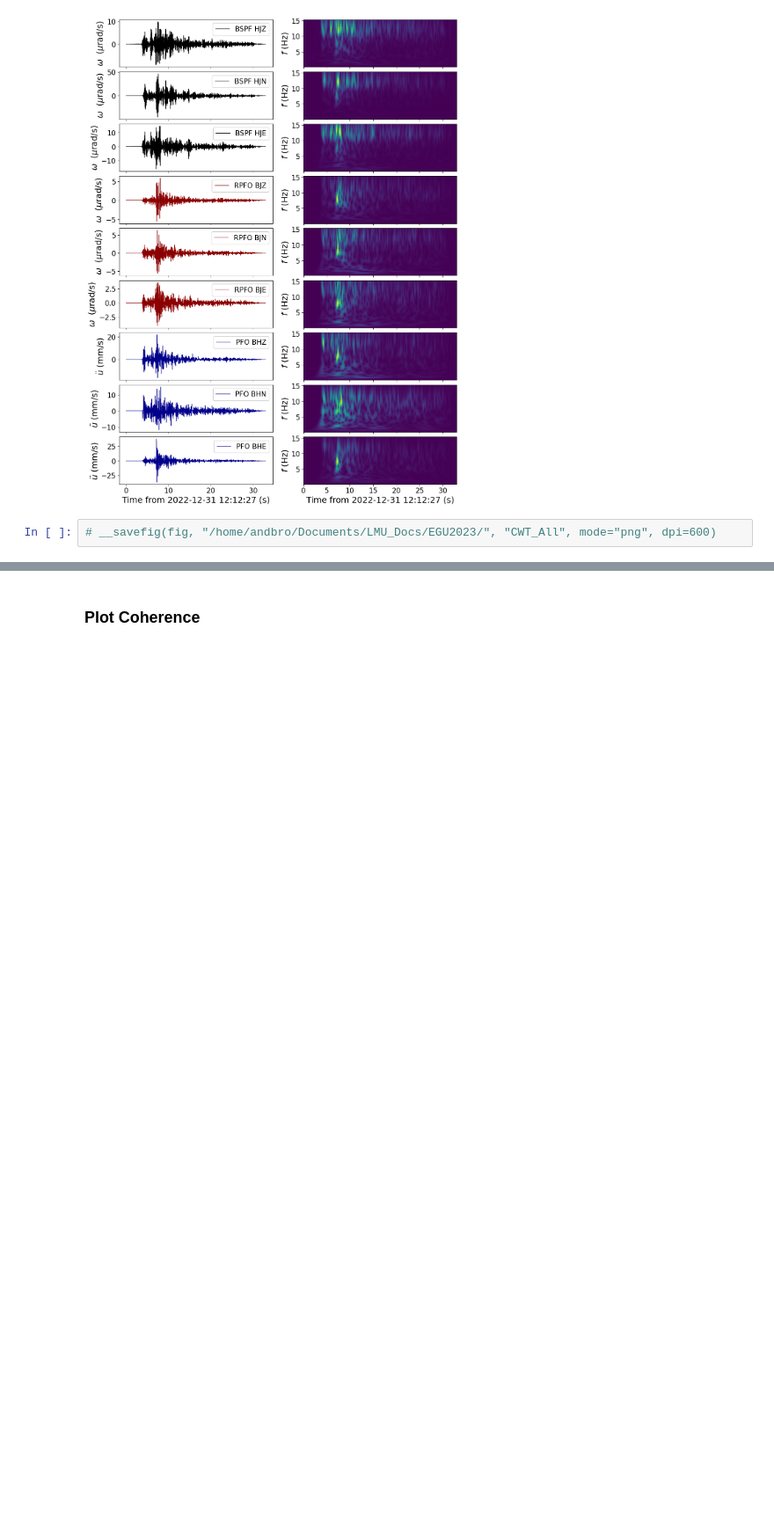
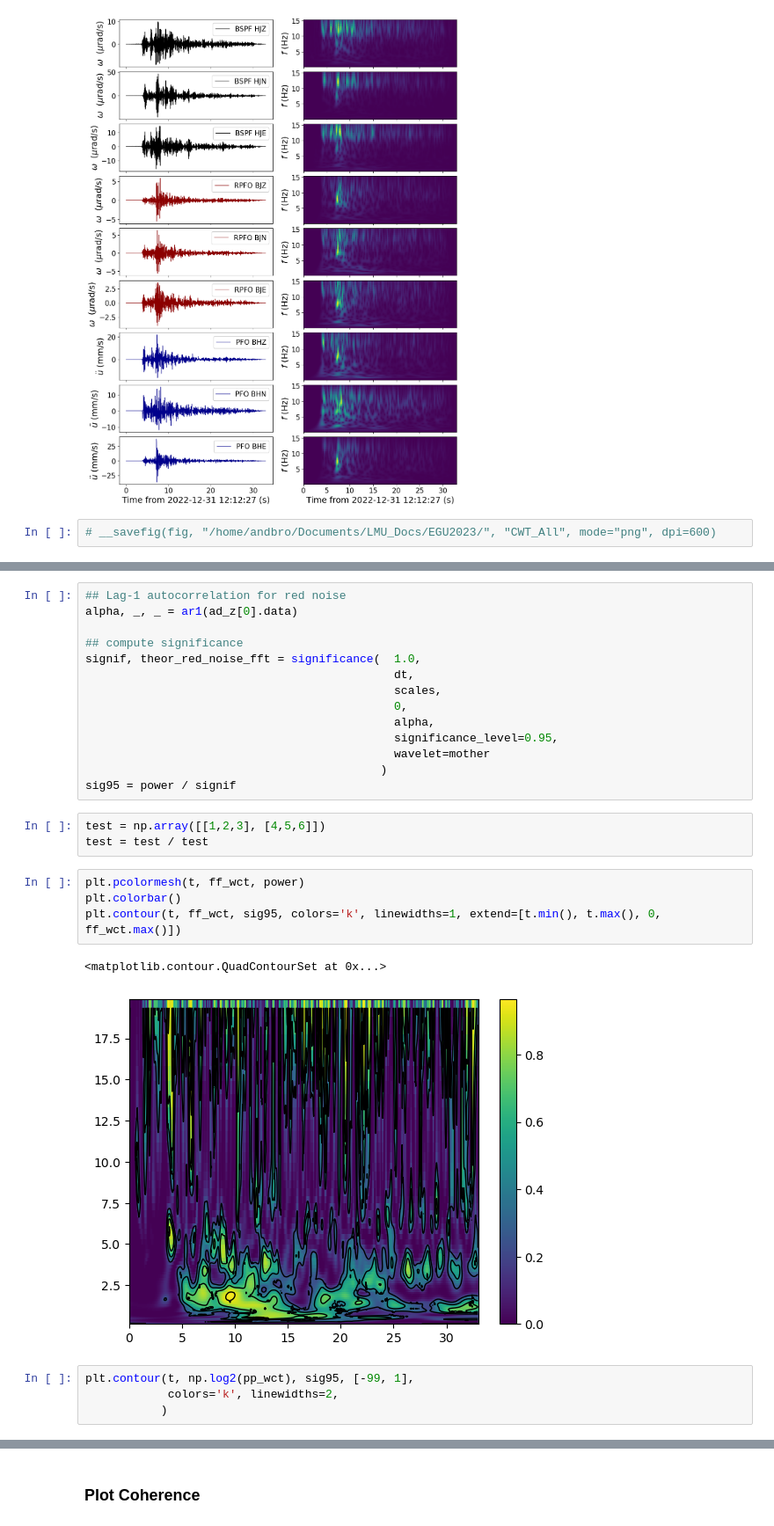
Before and after one commit to andbrocode/notebooks2, a Jupyter notebook: BSPF/BSPF_test_xwt_cwt.ipynb, the cells around one changed output, grey strips where cells are left out. Shown at 88% size. Saved outputs shown, nothing was run; the diff lists cells and outputs as text; blank space fills up the shorter version.

```diff
--- a/BSPF/BSPF_test_xwt_cwt.ipynb
+++ b/BSPF/BSPF_test_xwt_cwt.ipynb
@@ -551,0 +615,28 @@ fig = __makeplotStream_cwt(st_all, config);
+# %%
+## Lag-1 autocorrelation for red noise
+alpha, _, _ = ar1(ad_z[0].data)
+
+## compute significance
+signif, theor_red_noise_fft = significance(  1.0,
+                                             dt,
+                                             scales,
+                                             0,
+                                             alpha,
+                                             significance_level=0.95,
+                                             wavelet=mother
+                                           )
+sig95 = power / signif
+# %%
+test = np.array([[1,2,3], [4,5,6]])
+test = test / test
+# %%
+plt.pcolormesh(t, ff_wct, power)
+plt.colorbar()
+plt.contour(t, ff_wct, sig95, colors='k', linewidths=1, extend=[t.min(), t.max(), 0, ff_wct.max()])
+# %% [output]
+<matplotlib.contour.QuadContourSet at 0x...>
+[figure, added]
+# %%
+plt.contour(t, np.log2(pp_wct), sig95, [-99, 1],
+            colors='k', linewidths=2,
+           )
```
Also changed, not shown: parts of 26 cells of this notebook, 1 other file.
